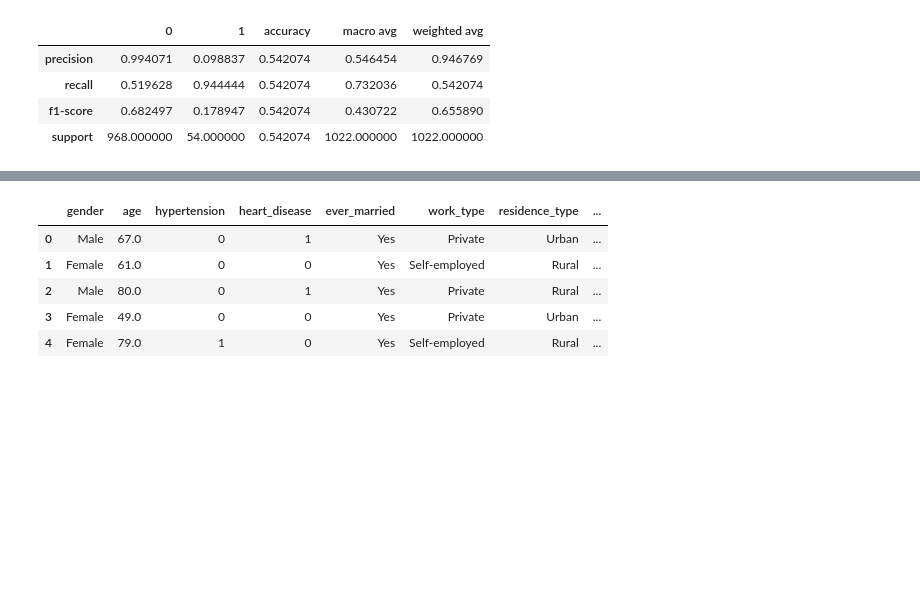
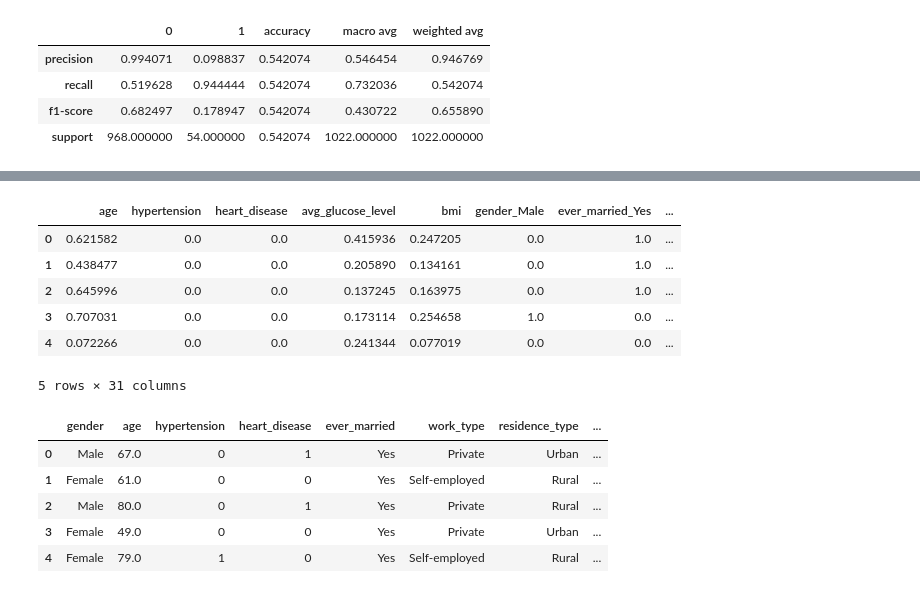
Before and after one commit to stroke-predictors/germain-capstone-stoke-prediction, a Jupyter notebook: script_scratch.ipynb, the cells around one changed output, grey strips where cells are left out. Cells and saved outputs as stored; diff of their text form; code cells hidden in the pictures; blank space fills up the shorter version.

```diff
--- a/script_scratch.ipynb
+++ b/script_scratch.ipynb
@@ -27,2 +67,2 @@ df = pd.read_csv('healthcare-dataset-stroke-data.csv')
 # %%
-df = p.prep_data(df)
+df = prep_data(df) # prep
@@ -86,3 +190,13 @@ final_pred
+# %%
+X_train_smtom.head()
+# %% [output]
+|  | age | hypertension | heart_disease | avg_glucose_level | bmi | gender_Male | ever_married_Yes | ... |
+| 0 | 0.621582 | 0.0 | 0.0 | 0.415936 | 0.247205 | 0.0 | 1.0 | ... |
+| 1 | 0.438477 | 0.0 | 0.0 | 0.205890 | 0.134161 | 0.0 | 1.0 | ... |
+| 2 | 0.645996 | 0.0 | 0.0 | 0.137245 | 0.163975 | 0.0 | 1.0 | ... |
+| 3 | 0.707031 | 0.0 | 0.0 | 0.173114 | 0.254658 | 1.0 | 0.0 | ... |
+| 4 | 0.072266 | 0.0 | 0.0 | 0.241344 | 0.077019 | 0.0 | 0.0 | ... |
+5 rows × 31 columns
 # %%
 df.head()
 # %% [output]
```
Also changed, not shown: parts of 22 cells of this notebook, 1 other file.
